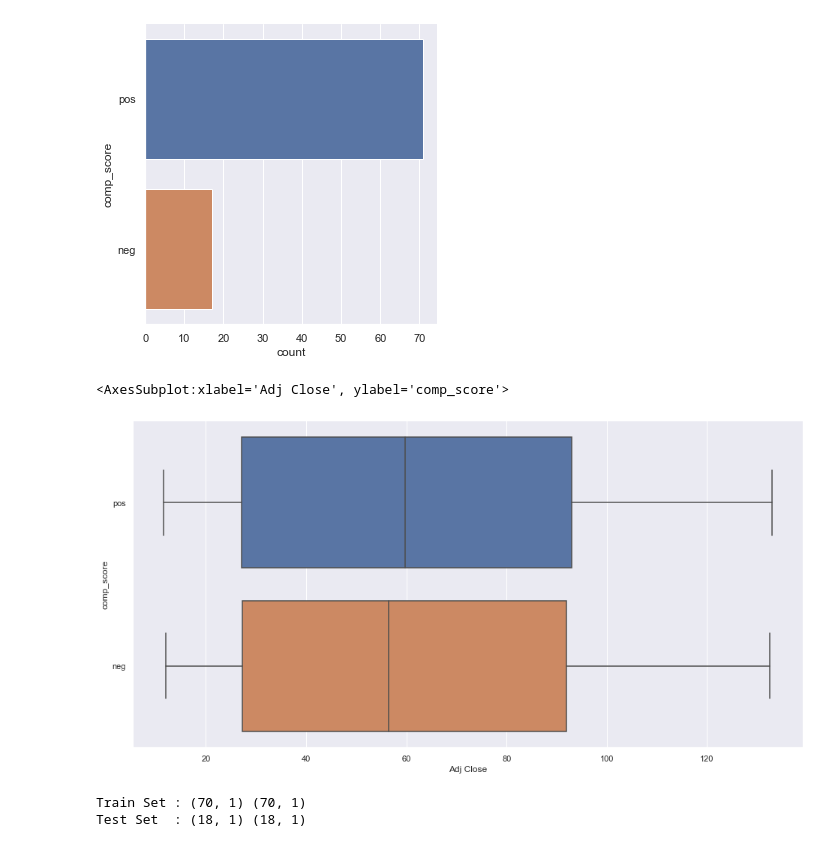
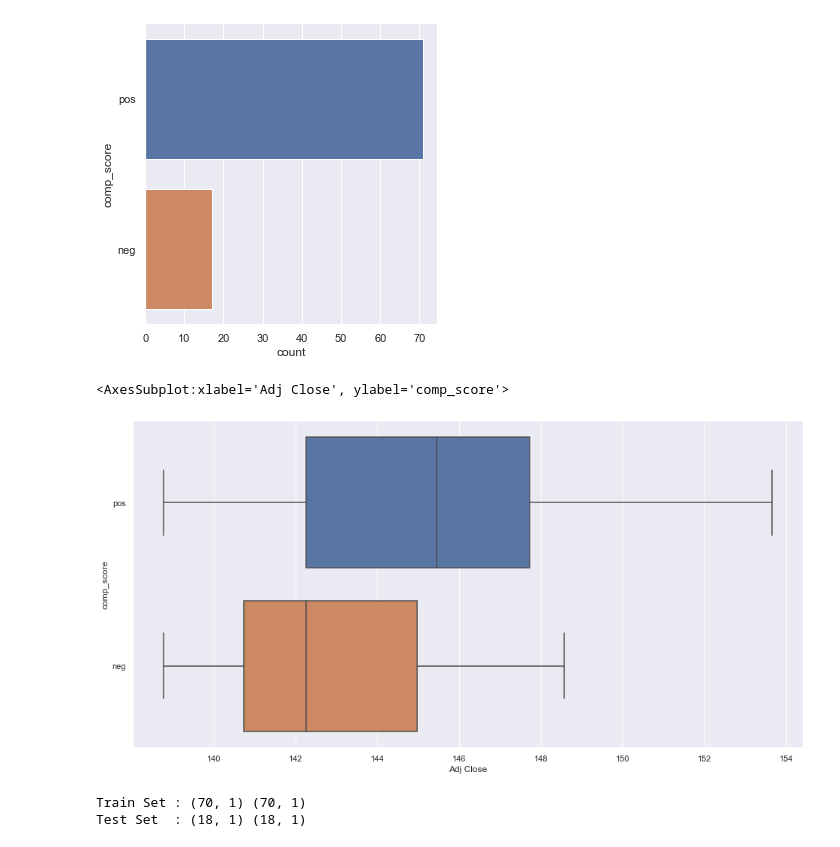
Before and after one commit to Hendyley/SC1015_Mini_Project, a Jupyter notebook: H/MiniProject.ipynb, the cells around one changed output. Saved outputs shown, nothing was run; the diff lists cells and outputs as text; code cells hidden in the pictures.

```diff
--- a/H/MiniProject.ipynb
+++ b/H/MiniProject.ipynb
@@ -501,10 +501,10 @@ Ratio of classes is Y : N =  71 : 17
 [figure]
 # %%
 f = plt.figure(figsize=(16, 8))
-sb.boxplot(x = 'Adj Close', y = 'comp_score', data = d)
+sb.boxplot(x = 'Adj Close', y = 'comp_score', data = pred)
 # %% [output]
 <AxesSubplot:xlabel='Adj Close', ylabel='comp_score'>
-[figure, old version]
+[figure, new version]
 # %%
 x = pd.DataFrame(pred['Adj Close'])
 y = pd.DataFrame(pred['comp_score'])
```
